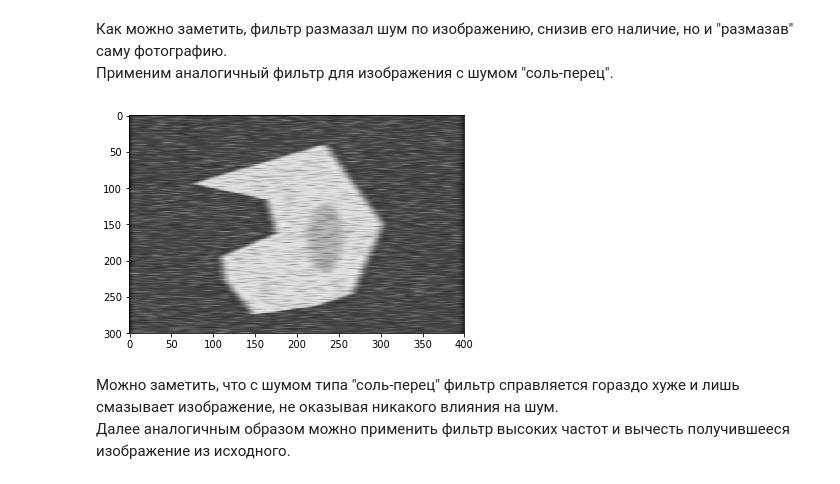
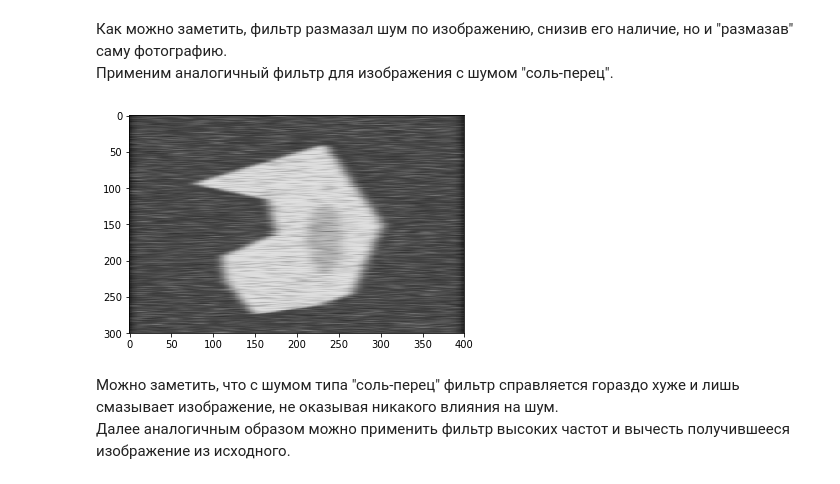
Before and after one commit to maybe-hello-world/ExpData, a Jupyter notebook: noise_LPF_HPF.ipynb, the cells around one changed output. Saved outputs shown, nothing was run; the diff lists cells and outputs as text; code cells hidden in the pictures.

```diff
--- a/noise_LPF_HPF.ipynb
+++ b/noise_LPF_HPF.ipynb
@@ -38,6 +37,5 @@ grapher.set_image(spnoise_data, cmap="gray", normalize=False)
 # %%
-ac = [autocorrelation(randnoise_data[0], i) for i in range(len(randnoise_data[0]))]
-res = FT.fourier_transform(ac, 1)
+res = FT.fourier_transform(randnoise_data[0], 1)
 grapher.set_subplot(1,
                     y_arr=res.frequencies,
                     x_arr=[i * res.deltaF for i in range(len(res.frequencies))],
@@ -48,8 +46,7 @@ grapher.set_subplot(1,
 # %% [markdown]
 Аналогично от второй.
 # %%
-ac = [autocorrelation(spnoise_data[0], i) for i in range(len(spnoise_data[0]))]
-res = FT.fourier_transform(ac, 1)
+res = FT.fourier_transform(spnoise_data[0], 1)
 grapher.set_subplot(1,
                     y_arr=res.frequencies,
                     x_arr=[i * res.deltaF for i in range(len(res.frequencies))],
@@ -63,7 +60,7 @@ grapher.set_subplot(1,
 Создадим и применим фильтр низких частот для случайного шума.
 # %%
 m = 32
-LPFilter = LPF(0.1, 1, m)
+LPFilter = LPF(0.03, 1, m)
 lpf_randnoise_data = np.empty_like(randnoise_data)
 for i in range(len(randnoise_data)):
     lpf_randnoise_data[i] = process(randnoise_data[i], LPFilter)[m:-m - 1]
@@ -75,13 +72,13 @@ grapher.set_image(lpf_randnoise_data, cmap="gray", normalize=False)
 Применим аналогичный фильтр для изображения с шумом "соль-перец".
 # %%
 m = 32
-LPFilter = LPF(0.05, 1, m)
+LPFilter = LPF(0.03, 1, m)
 lpf_spnoise_data = np.empty_like(spnoise_data)
 for i in range(len(spnoise_data)):
     lpf_spnoise_data[i] = process(spnoise_data[i], LPFilter)[m:-m - 1]
 grapher.set_image(lpf_spnoise_data, cmap="gray", normalize=False)
 # %% [output]
-[figure, old version]
+[figure, new version]
 # %% [markdown]
 Можно заметить, что с шумом типа "соль-перец" фильтр справляется гораздо хуже и лишь смазывает изображение, не оказывая никакого влияния на шум.
 Далее аналогичным образом можно применить фильтр высоких частот и вычесть получившееся изображение из исходного.
```
Also changed, not shown: parts of 8 cells of this notebook.
